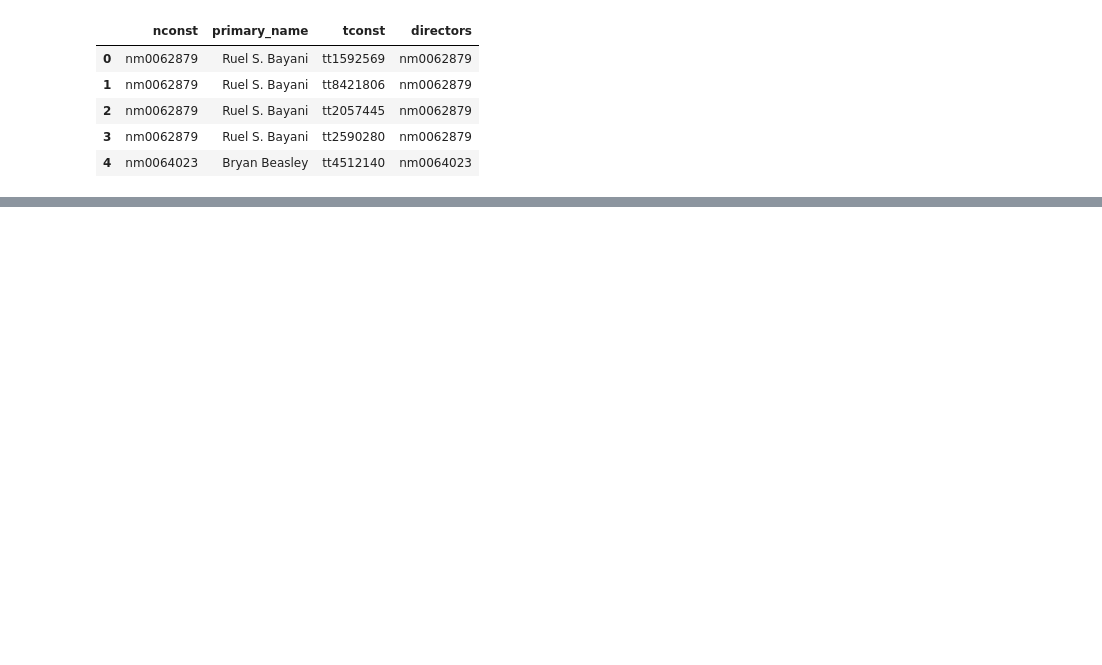
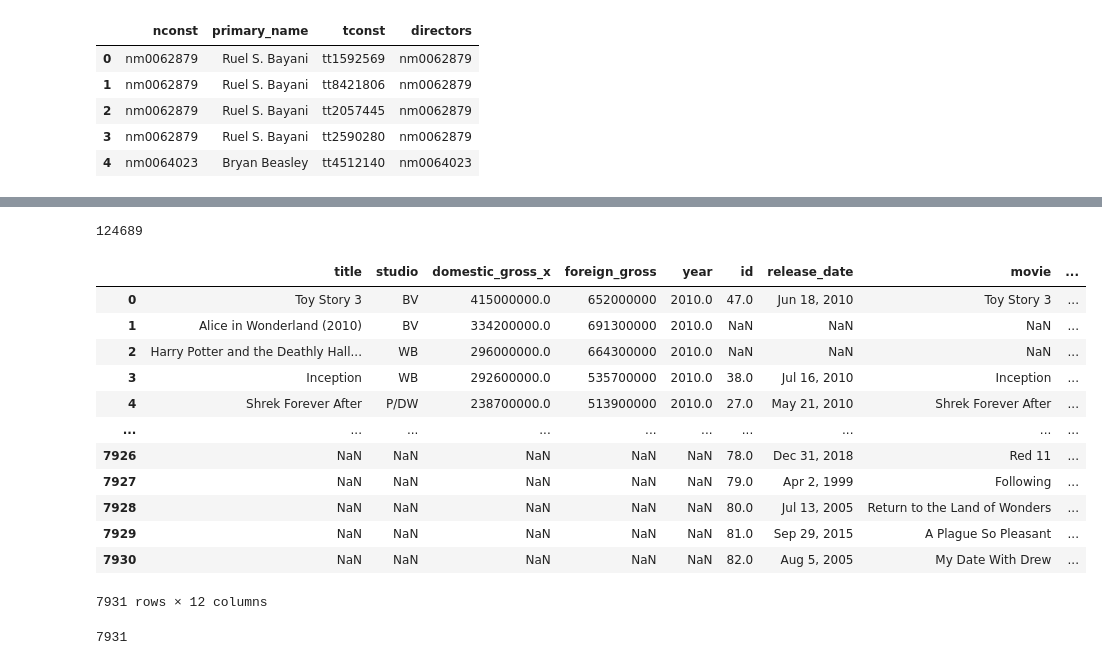
Before and after one commit to JenniferLavoie/DSFirstProject, a Jupyter notebook: student.ipynb, the cells around one changed output, grey strips where cells are left out. Saved outputs shown, nothing was run; the diff lists cells and outputs as text; code cells hidden in the pictures; blank space fills up the shorter version.

```diff
--- a/student.ipynb
+++ b/student.ipynb
@@ -328 +378,34 @@ imdb_data.head()
+# %%
+print(len(director_data))
+
+# Length of this data reduces total movies by number of movies with available director data.
+# %% [output]
+124689
+# %%
+combined_bom_tn = pd.merge(bom_df, tn_df, left_on='title', right_on = 'movie', how='outer', indicator=True)
+
+combined_bom_tn
+
+# Merged both bom and tn df to see how many movies are common to both.  Adding the lengths of both dataframes,
+# it is known that before joining, there were 9169 movie titles between them.
+# %% [output]
+|  | title | studio | domestic_gross_x | foreign_gross | year | id | release_date | movie | ... |
+| 0 | Toy Story 3 | BV | 415000000.0 | 652000000 | 2010.0 | 47.0 | Jun 18, 2010 | Toy Story 3 | ... |
+| 1 | Alice in Wonderland (2010) | BV | 334200000.0 | 691300000 | 2010.0 | NaN | NaN | NaN | ... |
+| 2 | Harry Potter and the Deathly Hall... | WB | 296000000.0 | 664300000 | 2010.0 | NaN | NaN | NaN | ... |
+| 3 | Inception | WB | 292600000.0 | 535700000 | 2010.0 | 38.0 | Jul 16, 2010 | Inception | ... |
+| 4 | Shrek Forever After | P/DW | 238700000.0 | 513900000 | 2010.0 | 27.0 | May 21, 2010 | Shrek Forever After | ... |
+| ... | ... | ... | ... | ... | ... | ... | ... | ... | ... |
+| 7926 | NaN | NaN | NaN | NaN | NaN | 78.0 | Dec 31, 2018 | Red 11 | ... |
+| 7927 | NaN | NaN | NaN | NaN | NaN | 79.0 | Apr 2, 1999 | Following | ... |
+| 7928 | NaN | NaN | NaN | NaN | NaN | 80.0 | Jul 13, 2005 | Return to the Land of Wonders | ... |
+| 7929 | NaN | NaN | NaN | NaN | NaN | 81.0 | Sep 29, 2015 | A Plague So Pleasant | ... |
+| 7930 | NaN | NaN | NaN | NaN | NaN | 82.0 | Aug 5, 2005 | My Date With Drew | ... |
+7931 rows × 12 columns
+# %%
+print(len(combined_bom_tn))
+
+# This dataframe contains 7931, which means that 1238 of them must be shared between both dataframes.
+# %% [output]
+7931
 # %%
```
Also changed, not shown: parts of 13 cells of this notebook.
